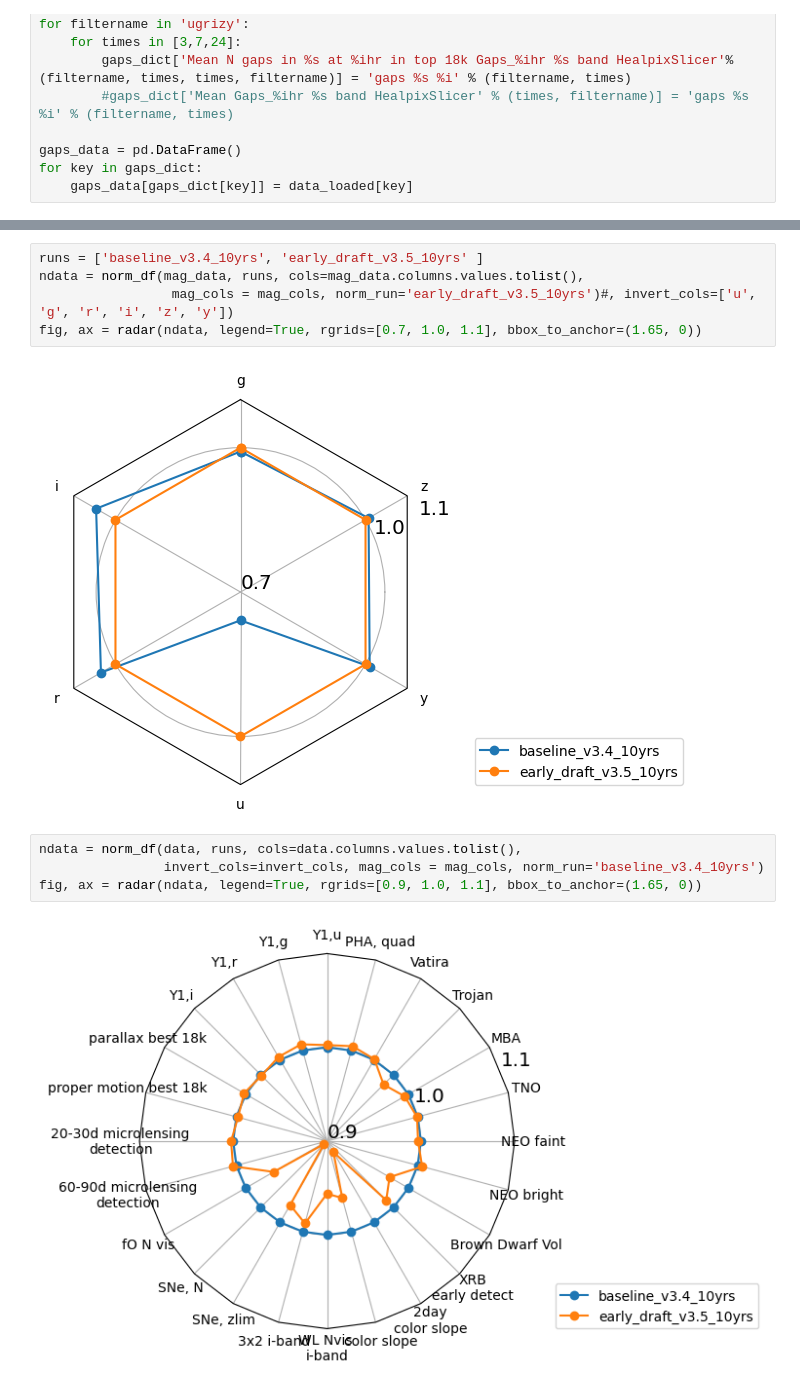
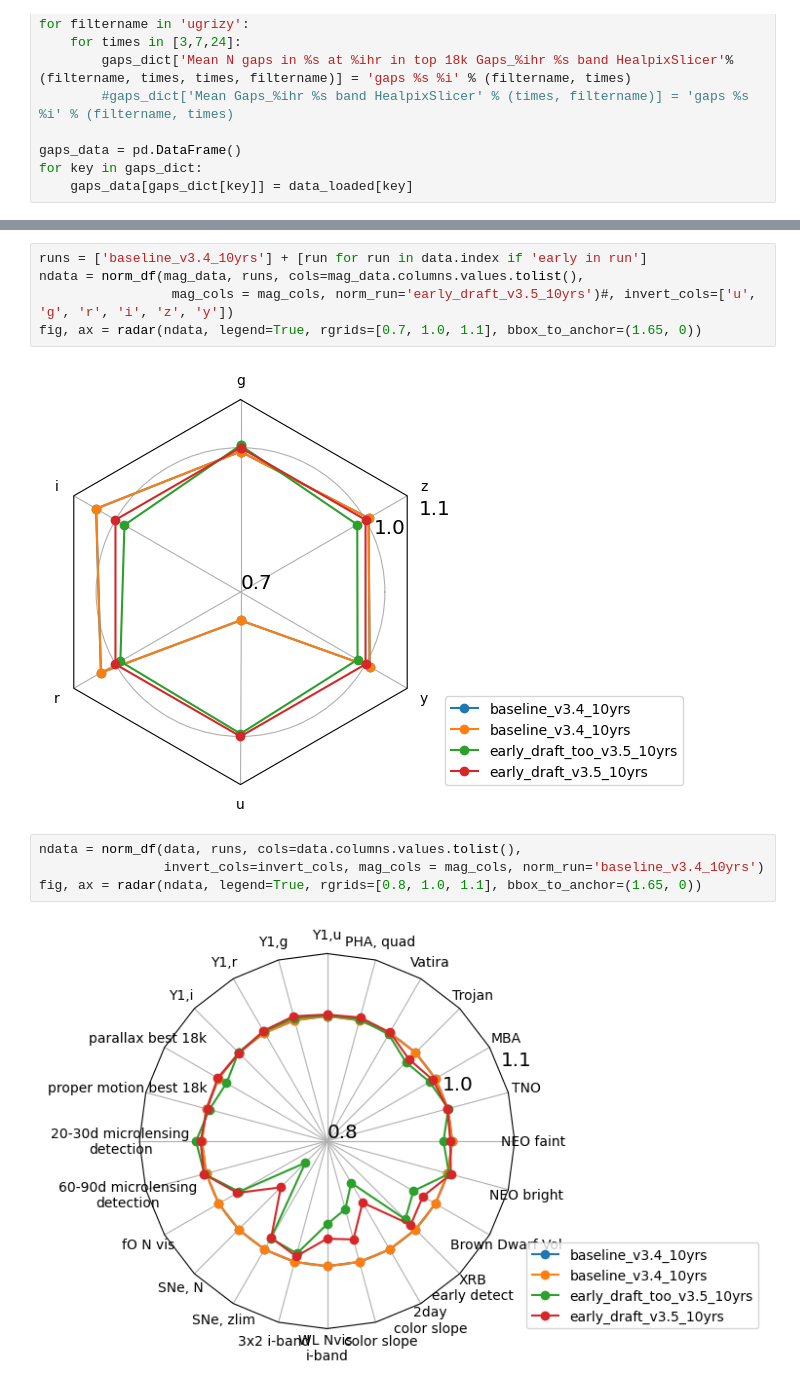
Before and after one commit to lsst-sims/sims_featureScheduler_runs3.5, a Jupyter notebook: maf/quick_look.ipynb, the cells around one changed output, grey strips where cells are left out. Cells and saved outputs as stored; diff of their text form.

```diff
--- a/maf/quick_look.ipynb
+++ b/maf/quick_look.ipynb
@@ -204,13 +205,13 @@ data
 # %%
-runs = ['baseline_v3.4_10yrs', 'early_draft_v3.5_10yrs' ]
+runs = ['baseline_v3.4_10yrs'] + [run for run in data.index if 'early in run']
 ndata = norm_df(mag_data, runs, cols=mag_data.columns.values.tolist(),
                  mag_cols = mag_cols, norm_run='early_draft_v3.5_10yrs')#, invert_cols=['u', 'g', 'r', 'i', 'z', 'y'])
 fig, ax = radar(ndata, legend=True, rgrids=[0.7, 1.0, 1.1], bbox_to_anchor=(1.65, 0))
 # %% [output]
-[figure, old version]
+[figure, new version]
 # %%
 ndata = norm_df(data, runs, cols=data.columns.values.tolist(),
                 invert_cols=invert_cols, mag_cols = mag_cols, norm_run='baseline_v3.4_10yrs')
-fig, ax = radar(ndata, legend=True, rgrids=[0.9, 1.0, 1.1], bbox_to_anchor=(1.65, 0))
+fig, ax = radar(ndata, legend=True, rgrids=[0.8, 1.0, 1.1], bbox_to_anchor=(1.65, 0))
 # %% [output]
-[figure, old version]
+[figure, new version]
```
Also changed, not shown: parts of 3 cells of this notebook.
